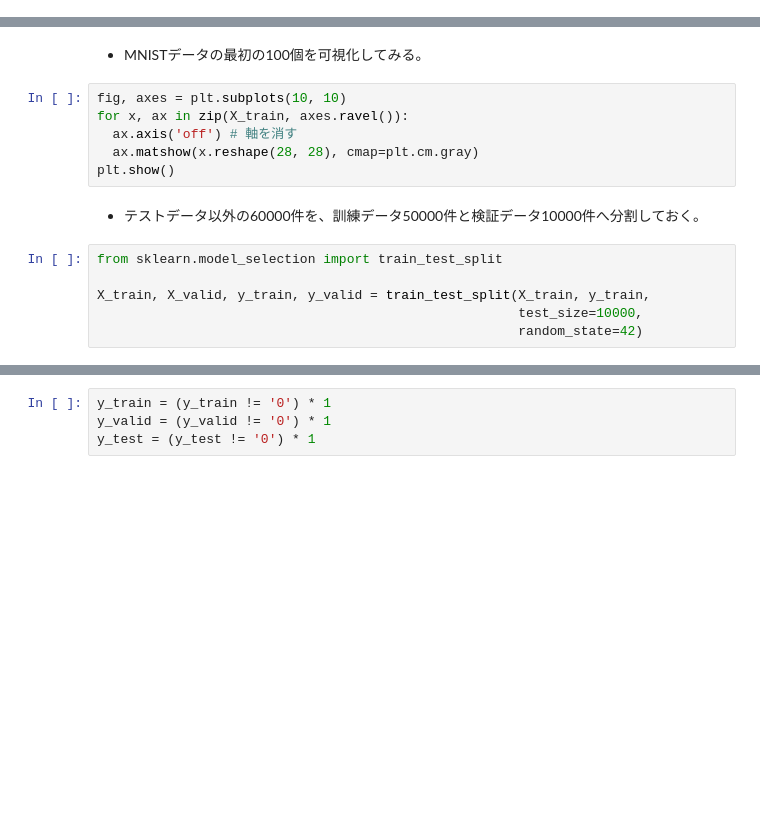
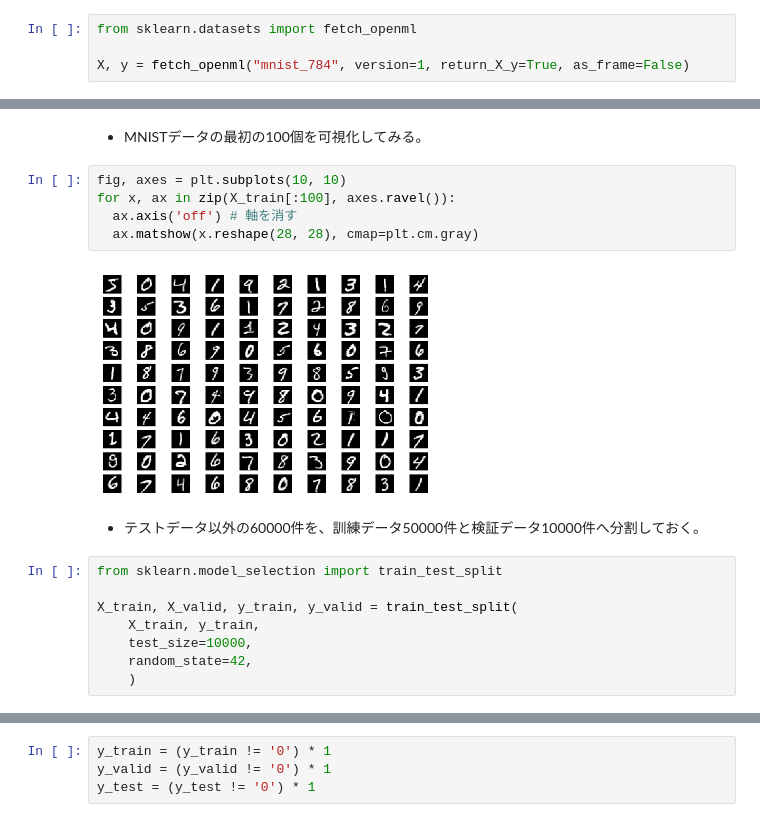
Before and after one commit to tomonari-masada/course2022-intro2ml, a Jupyter notebook: 13_SVM.ipynb, the cells around one changed output, grey strips where cells are left out. Cells and saved outputs as stored; diff of their text form; blank space fills up the shorter version.

```diff
--- a/13_SVM.ipynb
+++ b/13_SVM.ipynb
@@ -19,0 +14,4 @@ print(y.shape)
+# %%
+from sklearn.datasets import fetch_openml
+
+X, y = fetch_openml("mnist_784", version=1, return_X_y=True, as_frame=False)
@@ -26,17 +28,20 @@ y_train, y_test = y[:60000], y[60000:]
 * MNISTデータの最初の100個を可視化してみる。
 # %%
 fig, axes = plt.subplots(10, 10)
-for x, ax in zip(X_train, axes.ravel()):
+for x, ax in zip(X_train[:100], axes.ravel()):
   ax.axis('off') # 軸を消す
   ax.matshow(x.reshape(28, 28), cmap=plt.cm.gray)
-plt.show()
+# %% [output]
+[figure, added]
 # %% [markdown]
 * テストデータ以外の60000件を、訓練データ50000件と検証データ10000件へ分割しておく。
 # %%
 from sklearn.model_selection import train_test_split
 
-X_train, X_valid, y_train, y_valid = train_test_split(X_train, y_train,
-                                                      test_size=10000,
-                                                      random_state=42)
+X_train, X_valid, y_train, y_valid = train_test_split(
+    X_train, y_train,
+    test_size=10000,
+    random_state=42,
+    )
 # %%
 print(X_train.shape, X_valid.shape, X_test.shape)
```
Also changed, not shown: parts of 14 cells of this notebook.
